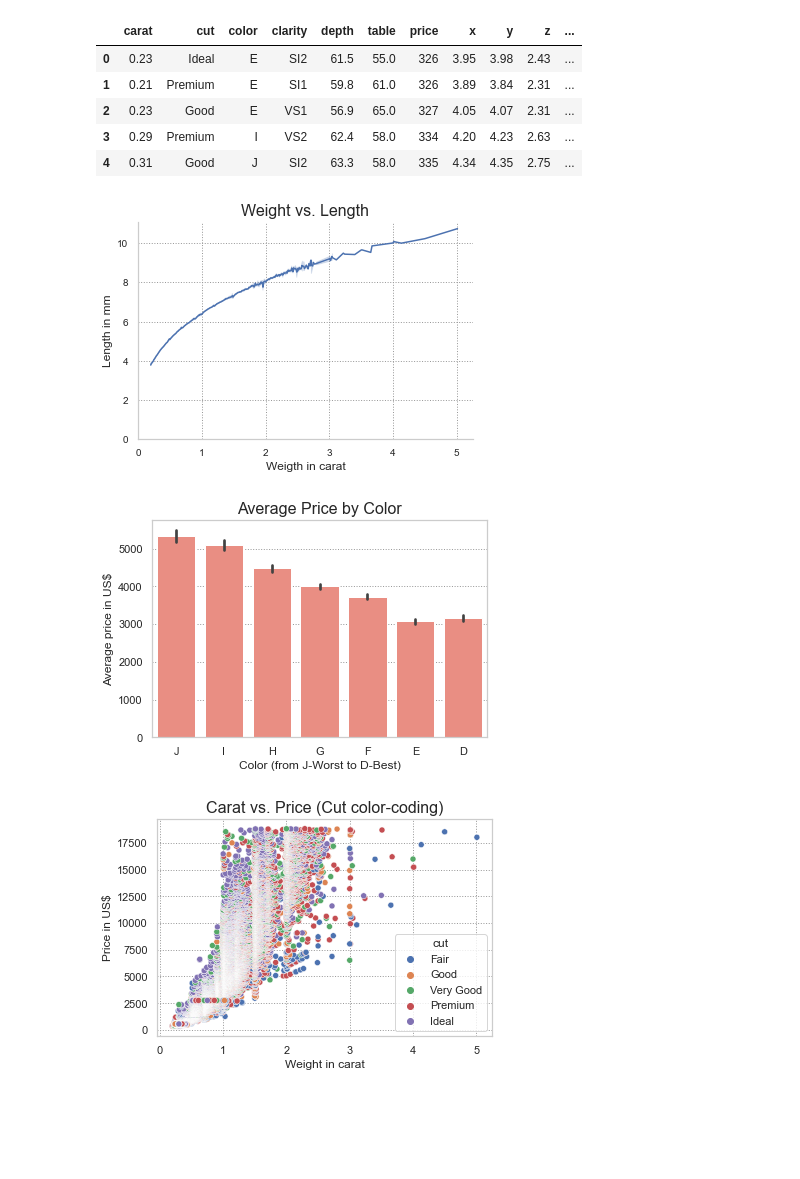
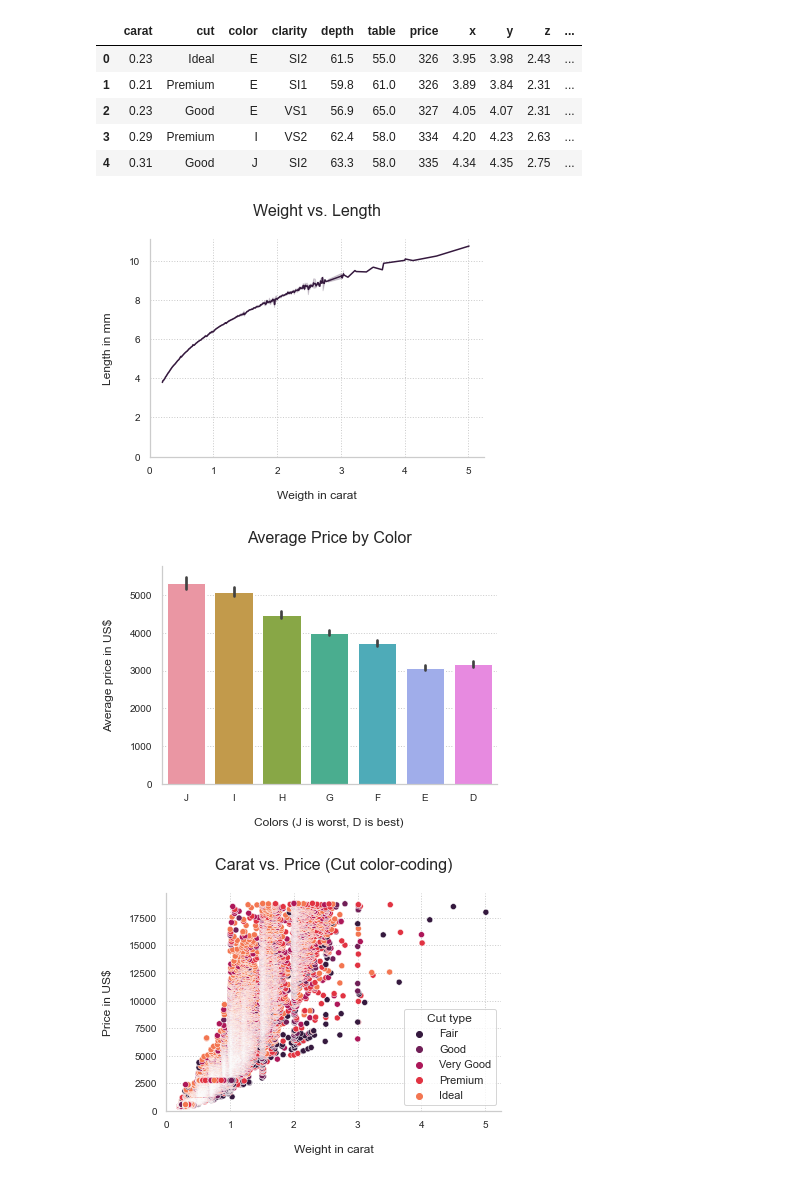
Before and after one commit to eric-martinet/IRONLABS, a Jupyter notebook: Module02/Project_Week_4/seaborn.ipynb, the cells around one changed output. Saved outputs shown, nothing was run; the diff lists cells and outputs as text; code cells hidden in the pictures; blank space fills up the shorter version.

```diff
--- a/Module02/Project_Week_4/seaborn.ipynb
+++ b/Module02/Project_Week_4/seaborn.ipynb
@@ -23,39 +23,44 @@ cut_categories = ['Fair', 'Good', 'Very Good', 'Premium', 'Ideal']
 diamonds.cut = pd.Categorical(diamonds.cut, categories = cut_categories)
 # %%
 # FIGURE PREPARATION
-sns.set_style("whitegrid", {"grid.color": ".6", "grid.linestyle": ":"})
+sns.set_theme(style = 'whitegrid', palette = 'rocket')
+sns.set_style({"grid.color": ".8", "grid.linestyle": ":"})
+plt.style.use('./style_sheet.mplstyle')
 # %%
 # LINEAR PLOT
 sns.lineplot(x = 'carat', y = 'x', data = diamonds)
 sns.despine()
 plt.xlim(left = 0)
-plt.xlabel('Weigth in carat', fontsize = 12)
-plt.xticks(fontsize = 10)
+plt.xlabel('\nWeigth in carat')
 plt.ylim(bottom = 0)
-plt.ylabel('Length in mm', fontsize = 12)
-plt.yticks(fontsize = 10)
-plt.title('Weight vs. Length', fontsize = 16)
+plt.ylabel('Length in mm\n')
+plt.title('Weight vs. Length\n')
 plt.show()
 # %% [output]
-[figure, old version]
+[figure, new version]
 # %%
 # BAR PLOT
-sns.barplot(x = 'color', y = 'price', data = diamonds.sort_values(by='color', ascending = False), color = 'salmon')
-plt.xlabel('Color (from J-Worst to D-Best)', fontsize = 12)
-plt.ylabel('Average price in US$', fontsize = 12)
-plt.title('Average Price by Color', fontsize = 16)
+sns.barplot(x = 'color', y = 'price', data = diamonds.sort_values(by='color', ascending = False))
+sns.despine()
+plt.xlabel('\nColors (J is worst, D is best)')
+plt.ylabel('Average price in US$\n')
+plt.title('Average Price by Color\n')
 plt.show()
 # %% [output]
-[figure, old version]
+[figure, new version]
 # %%
 # SCATTER PLOT
 sns.scatterplot(x = 'carat', y = 'price', data = diamonds, hue = 'cut')
-plt.xlabel('Weight in carat', fontsize = 12)
-plt.ylabel('Price in US$', fontsize = 12)
-plt.title('Carat vs. Price (Cut color-coding)', fontsize = 16)
+sns.despine()
+plt.xlim(left = 0)
+plt.xlabel('\nWeight in carat')
+plt.ylabel('Price in US$\n')
+plt.ylim(bottom = 0)
+plt.title('Carat vs. Price (Cut color-coding)\n')
+plt.legend(title = 'Cut type')
 plt.show()
 # %% [output]
-[figure, old version]
+[figure, new version]
 # %%
 # BOXPLOT
 sns.boxplot(x = 'cut', y = 'price', data = diamonds)
```
Also changed, not shown: parts of 5 cells of this notebook, 1 other file.
